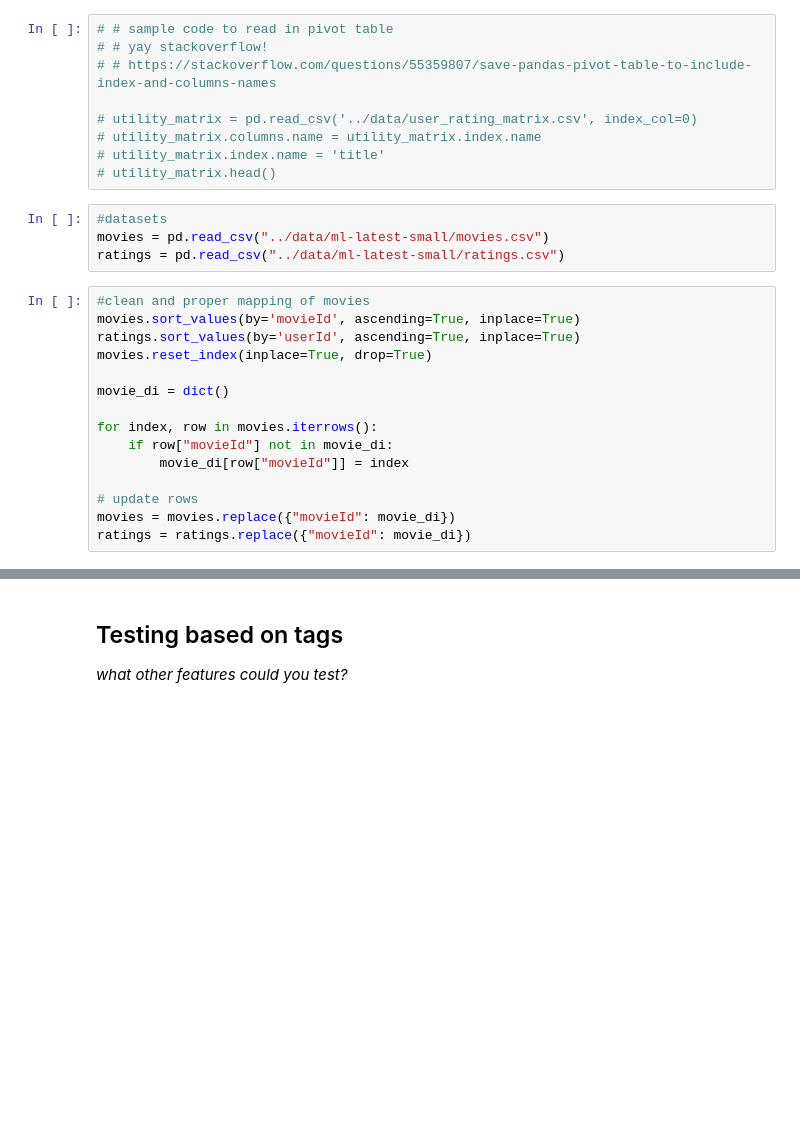
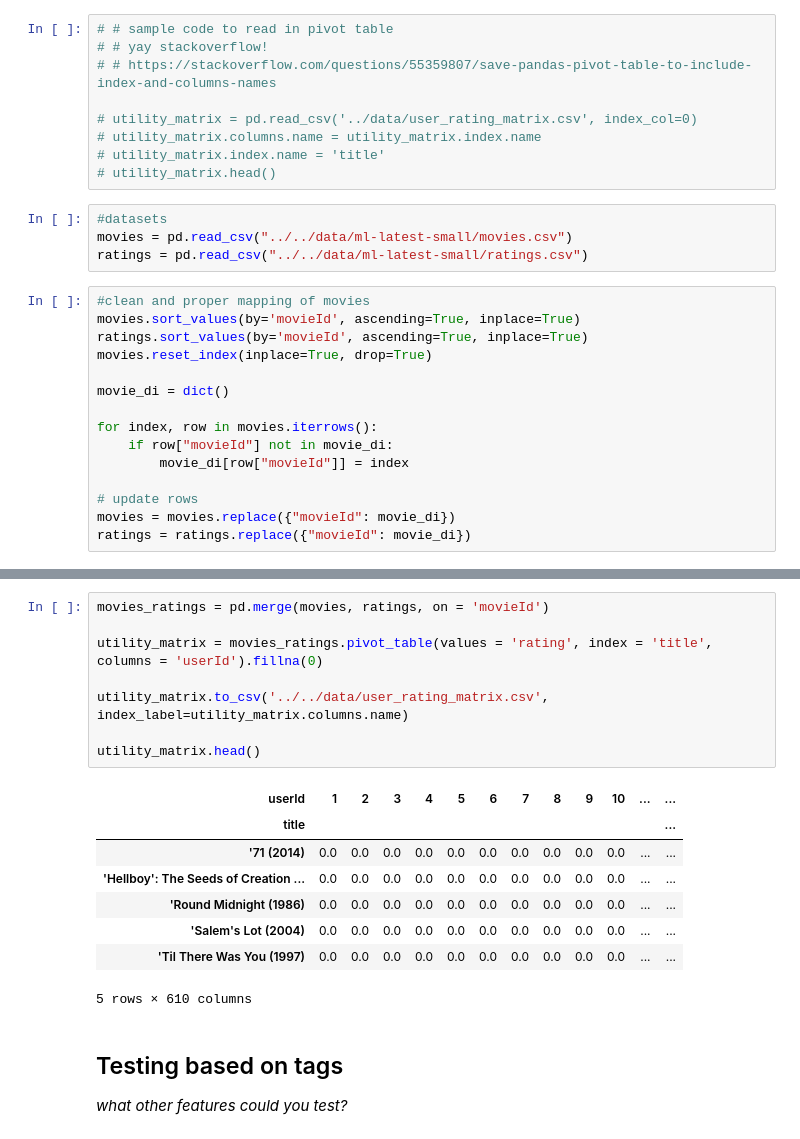
Before and after one commit to MichiganDataScienceTeam/W22-Movie-Recommendations, a Jupyter notebook: starter_code/nearest-neighbors/nearest_neighbors_content_based.ipynb, the cells around one changed output, grey strips where cells are left out. Drawn from its saved outputs; the diff is of its cells as text; blank space fills up the shorter version.

Commit message:
updates, fixes, utility matrix

```diff
--- a/starter_code/nearest-neighbors/nearest_neighbors_content_based.ipynb
+++ b/starter_code/nearest-neighbors/nearest_neighbors_content_based.ipynb
@@ -14,12 +14,12 @@ import seaborn as sns
 # utility_matrix.head()
 # %%
 #datasets
-movies = pd.read_csv("../data/ml-latest-small/movies.csv")
-ratings = pd.read_csv("../data/ml-latest-small/ratings.csv")
+movies = pd.read_csv("../../data/ml-latest-small/movies.csv")
+ratings = pd.read_csv("../../data/ml-latest-small/ratings.csv")
 # %%
 #clean and proper mapping of movies
 movies.sort_values(by='movieId', ascending=True, inplace=True)
-ratings.sort_values(by='userId', ascending=True, inplace=True)
+ratings.sort_values(by='movieId', ascending=True, inplace=True)
 movies.reset_index(inplace=True, drop=True)
 
 movie_di = dict()
@@ -34,3 +66,20 @@ ratings = ratings.replace({"movieId": movie_di})
+# %%
+movies_ratings = pd.merge(movies, ratings, on = 'movieId')
+
+utility_matrix = movies_ratings.pivot_table(values = 'rating', index = 'title', columns = 'userId').fillna(0)
+
+utility_matrix.to_csv('../../data/user_rating_matrix.csv', index_label=utility_matrix.columns.name)
+
+utility_matrix.head()
+# %% [output]
+| userId | 1 | 2 | 3 | 4 | 5 | 6 | 7 | 8 | 9 | 10 | ... | ... |
+| title |  |  |  |  |  |  |  |  |  |  |  | ... |
+| '71 (2014) | 0.0 | 0.0 | 0.0 | 0.0 | 0.0 | 0.0 | 0.0 | 0.0 | 0.0 | 0.0 | ... | ... |
+| 'Hellboy': The Seeds of Creation ... | 0.0 | 0.0 | 0.0 | 0.0 | 0.0 | 0.0 | 0.0 | 0.0 | 0.0 | 0.0 | ... | ... |
+| 'Round Midnight (1986) | 0.0 | 0.0 | 0.0 | 0.0 | 0.0 | 0.0 | 0.0 | 0.0 | 0.0 | 0.0 | ... | ... |
+| 'Salem's Lot (2004) | 0.0 | 0.0 | 0.0 | 0.0 | 0.0 | 0.0 | 0.0 | 0.0 | 0.0 | 0.0 | ... | ... |
+| 'Til There Was You (1997) | 0.0 | 0.0 | 0.0 | 0.0 | 0.0 | 0.0 | 0.0 | 0.0 | 0.0 | 0.0 | ... | ... |
+5 rows × 610 columns
 # %% [markdown]
 ## Testing based on tags
 *what other features could you test?*
```
Also changed, not shown: parts of 4 cells of this notebook, 1 other file.
